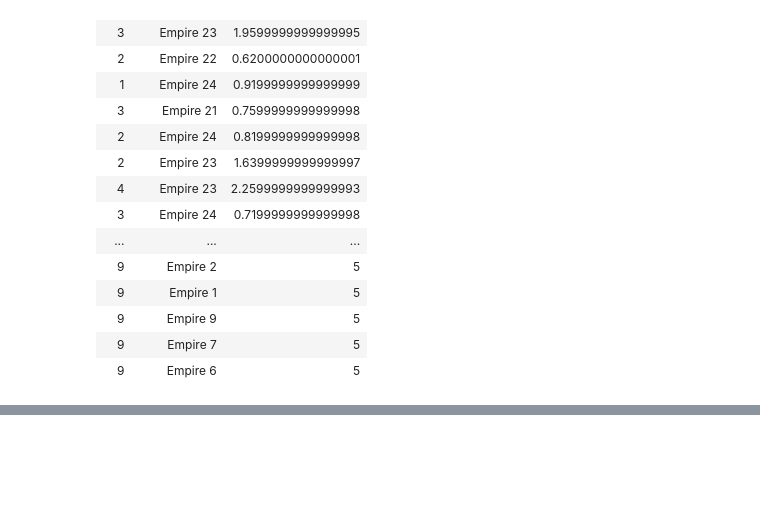
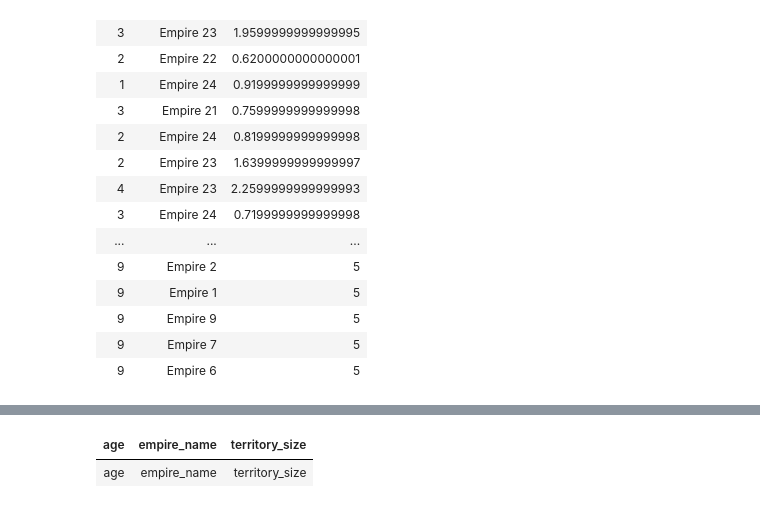
Before and after one commit to ojomusi/civilization-simulator-RL, a Jupyter notebook: Python/civ databricks metrics.ipynb, the cells around one changed output, grey strips where cells are left out. Drawn from its saved outputs; the diff is of its cells as text; code cells hidden in the pictures; blank space fills up the shorter version.

```diff
--- a/Python/civ databricks metrics.ipynb
+++ b/Python/civ databricks metrics.ipynb
@@ -1842,0 +2144,7 @@ display(stability_comparison_df)
+# %%
+metrics_df = spark.read.format("delta").option("versionAsOf", 1).load(delta_lake_path)
+territory_size_chart = metrics_df.select("age", "empire_name", "territory_size")
+territory_size_chart.display()
+# %% [output]
+| age | empire_name | territory_size |
+| age | empire_name | territory_size |
```
Also changed, not shown: parts of 9 cells of this notebook, 2 other files.
